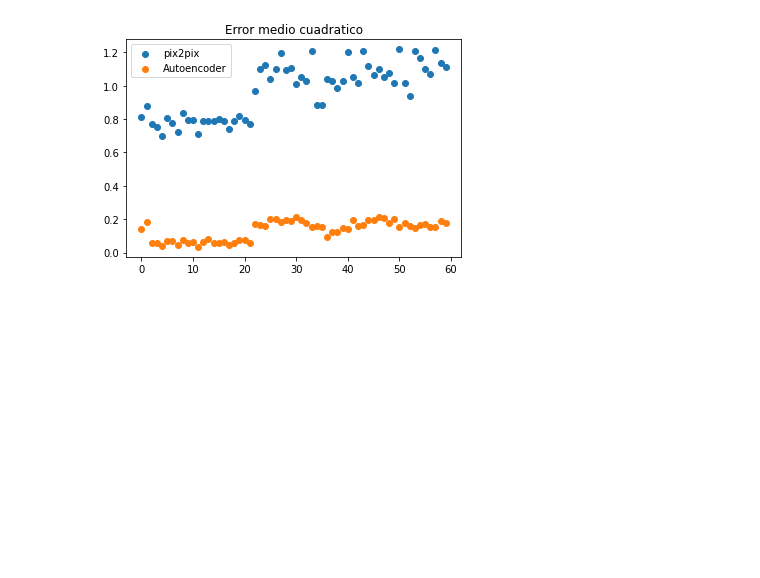
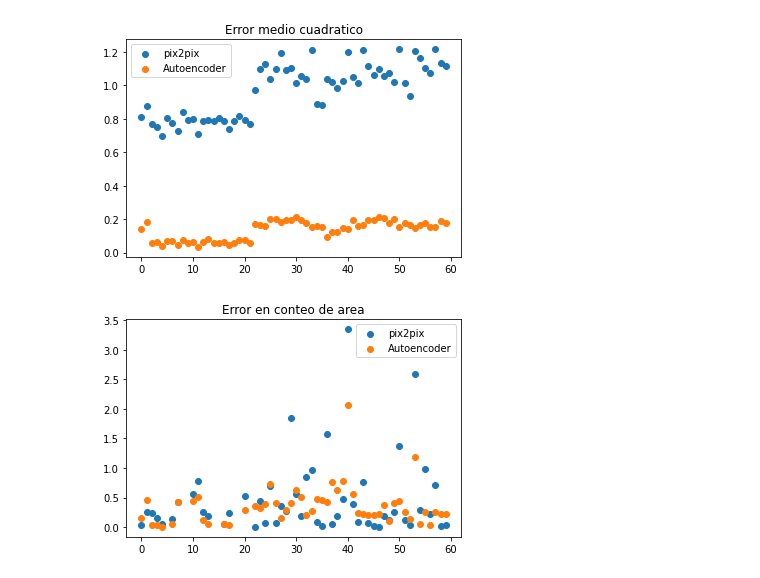
Before and after one commit to AndresInsuasty/tesis-cafes-especiales, a Jupyter notebook: pix2pix_vs_autoencoder.ipynb, the cells around one changed output. Saved outputs shown, nothing was run; the diff lists cells and outputs as text; code cells hidden in the pictures; blank space fills up the shorter version.

Commit message:
Implementando conteo de areas

```diff
--- a/pix2pix_vs_autoencoder.ipynb
+++ b/pix2pix_vs_autoencoder.ipynb
@@ -251,3 +236,14 @@ def calcular_metricas_p2p(original,pred):
+# %%
+def contar_areas(img):
+    if img.min()<0:
+        img = (img+1)/2
+    elif img.max()>10:
+        img = img/255
+    a = np.around(img)[0,...]
+    c0 = a[...,0]
+    c1 = a[...,1]
+    c2 = a[...,2]
+    return np.sum(c0),np.sum(c1),np.sum(c2)
 # %% [markdown]
 ## Obteniendo métricas
 # %%
@@ -256,34 +252,56 @@ mse_auc = []
 nrm_auc = []
 psnr_auc = []
 ss_auc = []
+c0_auc = []
+c1_auc = []
+c2_auc = []
 
 hd_p2p = []
 mse_p2p = []
 nrm_p2p = []
 psnr_p2p = []
 ss_p2p = []
+c0_p2p = []
+c1_p2p = []
+c2_p2p = []
+
 for i in range(x.shape[0]):
     imagen = i
     entrada = x[imagen:imagen+1,...]
     salida = y[imagen:imagen+1,...]
+    area_etiqueta = contar_areas(salida)
 
+    # obtener estimaciones de modelos
     auc_p = auc_predict(entrada)
     p2p_p = p2p_predict(imagen)
 
+    # Contar el area de las imagenes estimadas
+    area_auc = contar_areas(auc_p)
+    area_p2p = contar_areas(p2p_p)
+
+    # Calcular metricas de similitud de imagenes
     hd1, mse1, nrm1, psnr1, ss1 = calcular_metricas_auc(salida,auc_p)
     hd2, mse2, nrm2, psnr2, ss2 = calcular_metricas_auc(salida,p2p_p)
 
+    # Acumular historicos para autoencoder AUC
     hd_auc.append(hd1)
     mse_auc.append(mse1)
     nrm_auc.append(nrm1)
     psnr_auc.append(psnr1)
     ss_auc.append(ss1)
+    c0_auc.append(np.absolute(area_auc[0]-area_etiqueta[0])/area_etiqueta[0])
+    c1_auc.append(np.absolute(area_auc[1]-area_etiqueta[1])/area_etiqueta[1])
+    c2_auc.append(np.absolute(area_auc[2]-area_etiqueta[2])/area_etiqueta[2])
 
+    # Acumular historicos para Pix2pix P2P
     hd_p2p.append(hd2)
     mse_p2p.append(mse2)
     nrm_p2p.append(nrm2)
     psnr_p2p.append(psnr2)
     ss_p2p.append(ss2)
+    c0_p2p.append(np.absolute(area_p2p[0]-area_etiqueta[0])/area_etiqueta[0])
+    c1_p2p.append(np.absolute(area_p2p[1]-area_etiqueta[1])/area_etiqueta[1])
+    c2_p2p.append(np.absolute(area_p2p[2]-area_etiqueta[2])/area_etiqueta[2])
 # %%
 plt.scatter(range(len(ss_auc)),ss_p2p,label='pix2pix')
 plt.scatter(range(len(ss_auc)),ss_auc,label='Autoencoder')
@@ -300,3 +318,11 @@ plt.title('Error medio cuadratico')
 plt.show()
 # %% [output]
 [figure]
+# %%
+plt.scatter(range(len(ss_auc)),c0_p2p,label='pix2pix')
+plt.scatter(range(len(ss_auc)),c0_auc,label='Autoencoder')
+plt.legend()
+plt.title('Error en conteo de area')
+plt.show()
+# %% [output]
+[figure, added]
```
Also changed, not shown: parts of 3 cells of this notebook.
